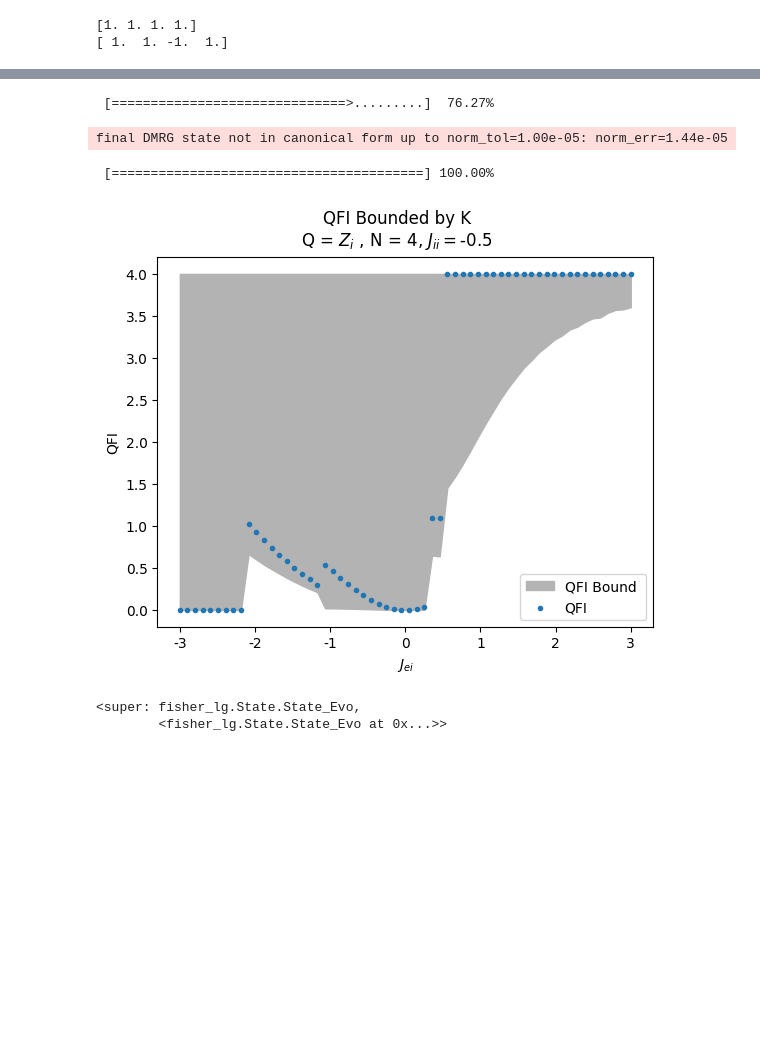
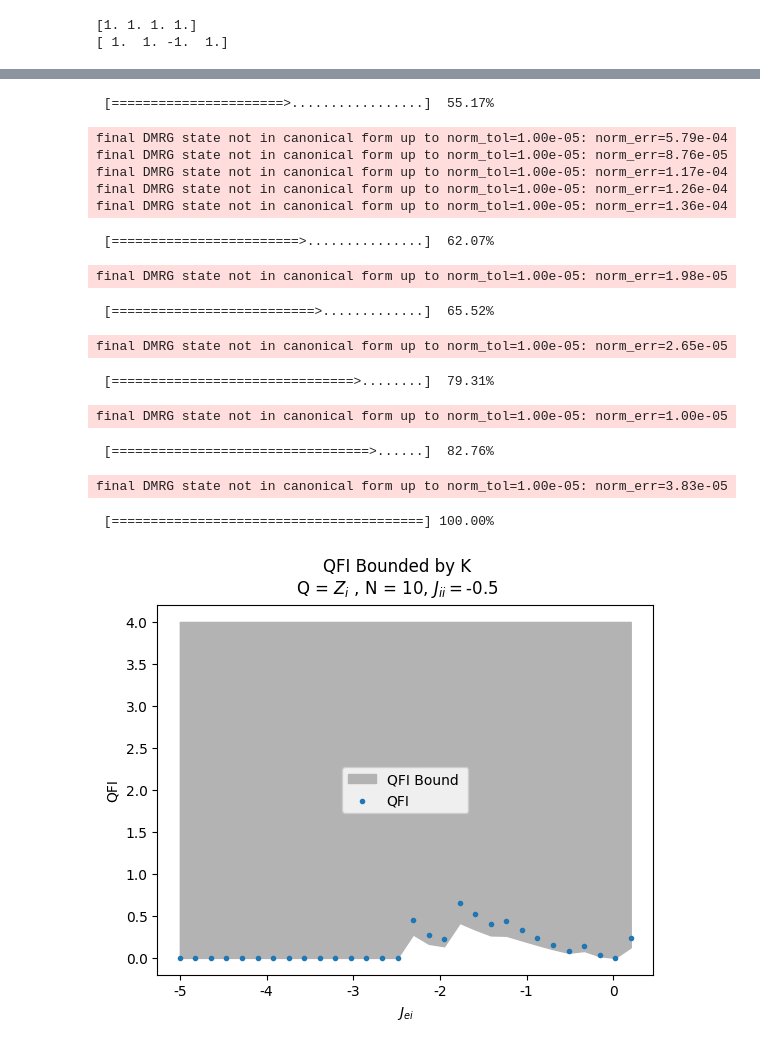
Before and after one commit to IanROsborne/Quantum_Metrology_Fisher_LG, a Jupyter notebook: TFIM/TFI_DMRG_TeNPy.ipynb, the cells around one changed output, grey strips where cells are left out. Drawn from its saved outputs; the diff is of its cells as text; code cells hidden in the pictures; blank space fills up the shorter version.

Commit message:
More Plots

```diff
--- a/TFIM/TFI_DMRG_TeNPy.ipynb
+++ b/TFIM/TFI_DMRG_TeNPy.ipynb
@@ -112,7 +113,7 @@ print()
 [1. 1. 1. 1.]
 [ 1.  1. -1.  1.]
 # %%
-L = 4
+L = 8
 chi_max = int( min(8 ** (L/2), 400))
 op = 'Sigmazi'
 num_points = 31
@@ -120,7 +121,7 @@ t_end = 10
 dt = 0.02
 
 jii_range = np.linspace(-1, .2, num_points)
-jei_range = [-.1]
+jei_range = [-.3, -.5, -.7]
 fig, ax = plt.subplots(1)
 
 extra_params = {
@@ -157,7 +158,7 @@ for j_ei in jei_range:
             'conserve' : 'Sz',
             'symmetry_breaking_field' : 1.e-5}
 
-        psi_b = State_Evo.from_dmrg_search_Sz(model_params, extra_params, scan_Sz_with_Spi= False)
+        psi_b = State_Evo.from_dmrg_search_Sz(model_params, extra_params, scan_Sz_with_Spi= True)
         expe1 += [np.mean(psi_b.expectation_value(op))]
         bar.update(j_ii)
 
@@ -183,9 +198,9 @@ fig.savefig("C:\\Users\\ianro\\Documents\\Research\\Quantum_Metrology_AKLT\\Plot
 # %%
-L = 4
+L = 10
 chi_max = int( min(8 ** (L/2), 400))
 op = 'Sigmazi'
 op_sum = False
-num_points = 60
+num_points1 = 30
 t_end = .5
 dt = 0.01
 j_ii = -.5
@@ -210,44 +225,56 @@ extra_params = {
 }
 
 
-theta_range = np.linspace(-3, 3, num_points)
+theta_range1 = np.linspace(-5, .2, num_points1)
 
 fig, ax = plt.subplots(1)
-bar = tls.ProgressBar(min_value = theta_range[0], max_value = theta_range[-1])
+bar = tls.ProgressBar(min_value = theta_range1[0], max_value = theta_range1[-1])
 
 LG_bound = []
 QFI_lst =[]
-for theta in theta_range:
+for theta in theta_range1:
     model_params = {
     'J_ei':  theta , 'J_ii': j_ii,  #J_ei =1   J_ii pm,  J_ei=-1   J_ii pm
     't' : 1.0,
     'L': L,
     'model_type' : "Kondo",
     'conserve' : 'Sz',
-    'symmetry_breaking_field' : 1.e-5} #conserve = None when not using from_dmrg_search_Sz
+    'symmetry_breaking_field' : 1.e-6} #conserve = None when not using from_dmrg_search_Sz
 
-    psi_c = State_Evo.from_dmrg_search_Sz1(model_params, extra_params)
+    psi_c = State_Evo.from_dmrg_search_Sz(model_params, extra_params, scan_Sz_with_Spi= True)
     t_max, LG_max , qfi = psi_c.calculate_LG_bound(op, op_sum = op_sum, return_QFI= True)
     LG_bound += [LG_max]
     QFI_lst += [qfi]
     bar.update(theta)
 
 
-ax.fill_between(theta_range, LG_bound, 4 ,  color = '.7', label = "QFI Bound "  )
-ax.scatter(theta_range, QFI_lst, marker = '.', label = "QFI", zorder = 3)
+ax.fill_between(theta_range1, LG_bound, 4 ,  color = '.7', label = "QFI Bound "  )
+ax.scatter(theta_range1, QFI_lst, marker = '.', label = "QFI", zorder = 3)
 
 
-fig.suptitle("QFI Bounded by K\nQ = $Z_i$ , N = " + str(L) + ", $J_{ii}= $" + str(j_ii))
+fig.suptitle("QFI Bounded by K\nQ = $Z_i$ , N = " + str(L) + ", $J_{ii}= $" + str(j_ei))
 ax.xaxis.set_major_formatter(tck.FormatStrFormatter("%g"))
 plt.xlabel("$J_{ei}$")
 ax.set(ylabel = "QFI")
 #plt.ylim((0.9,1.6))
 plt.legend()
 
 plt.show()
 # %% [output]
- [==============================>.........]  76.27%
+ [======================>.................]  55.17%
-final DMRG state not in canonical form up to norm_tol=1.00e-05: norm_err=1.44e-05
+final DMRG state not in canonical form up to norm_tol=1.00e-05: norm_err=5.79e-04
+final DMRG state not in canonical form up to norm_tol=1.00e-05: norm_err=8.76e-05
+final DMRG state not in canonical form up to norm_tol=1.00e-05: norm_err=1.17e-04
+final DMRG state not in canonical form up to norm_tol=1.00e-05: norm_err=1.26e-04
+final DMRG state not in canonical form up to norm_tol=1.00e-05: norm_err=1.36e-04
- [========================================] 100.00%
+ [========================>...............]  62.07%
+final DMRG state not in canonical form up to norm_tol=1.00e-05: norm_err=1.98e-05
+ [==========================>.............]  65.52%
+final DMRG state not in canonical form up to norm_tol=1.00e-05: norm_err=2.65e-05
+ [===============================>........]  79.31%
+final DMRG state not in canonical form up to norm_tol=1.00e-05: norm_err=1.00e-05
+ [=================================>......]  82.76%
+final DMRG state not in canonical form up to norm_tol=1.00e-05: norm_err=3.83e-05
+ [========================================] 100.00%
-[figure, old version]
+[figure, new version]
 # %%
@@ -255,7 +282,2 @@ fig.savefig("C:\\Users\\ianro\\Documents\\Research\\Quantum_Metrology_AKLT\\Plot
-# %%
-2m 26s
-# %% [output]
-<super: fisher_lg.State.State_Evo,
-        <fisher_lg.State.State_Evo at 0x...>>
 # %%
 L = 4
```
Also changed, not shown: parts of 7 cells of this notebook, 1 other file.
